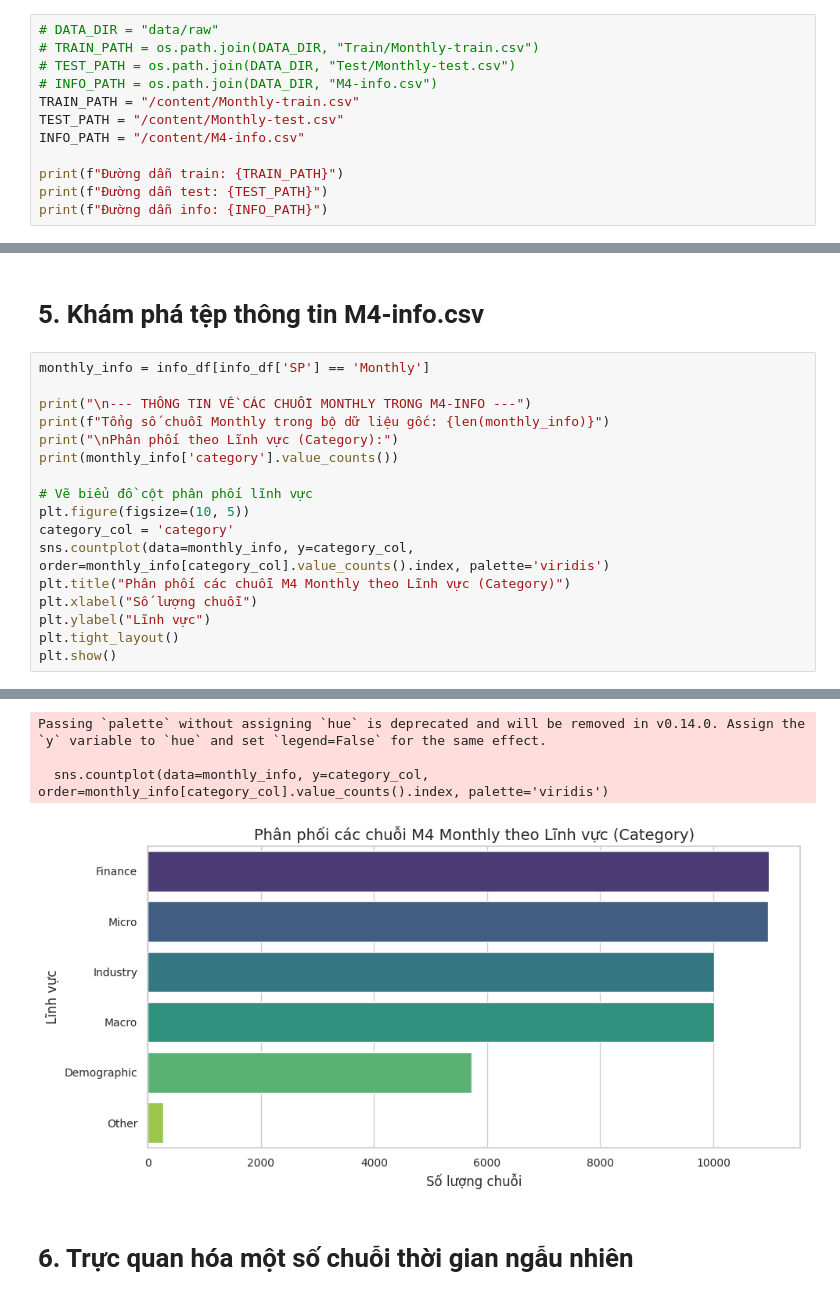
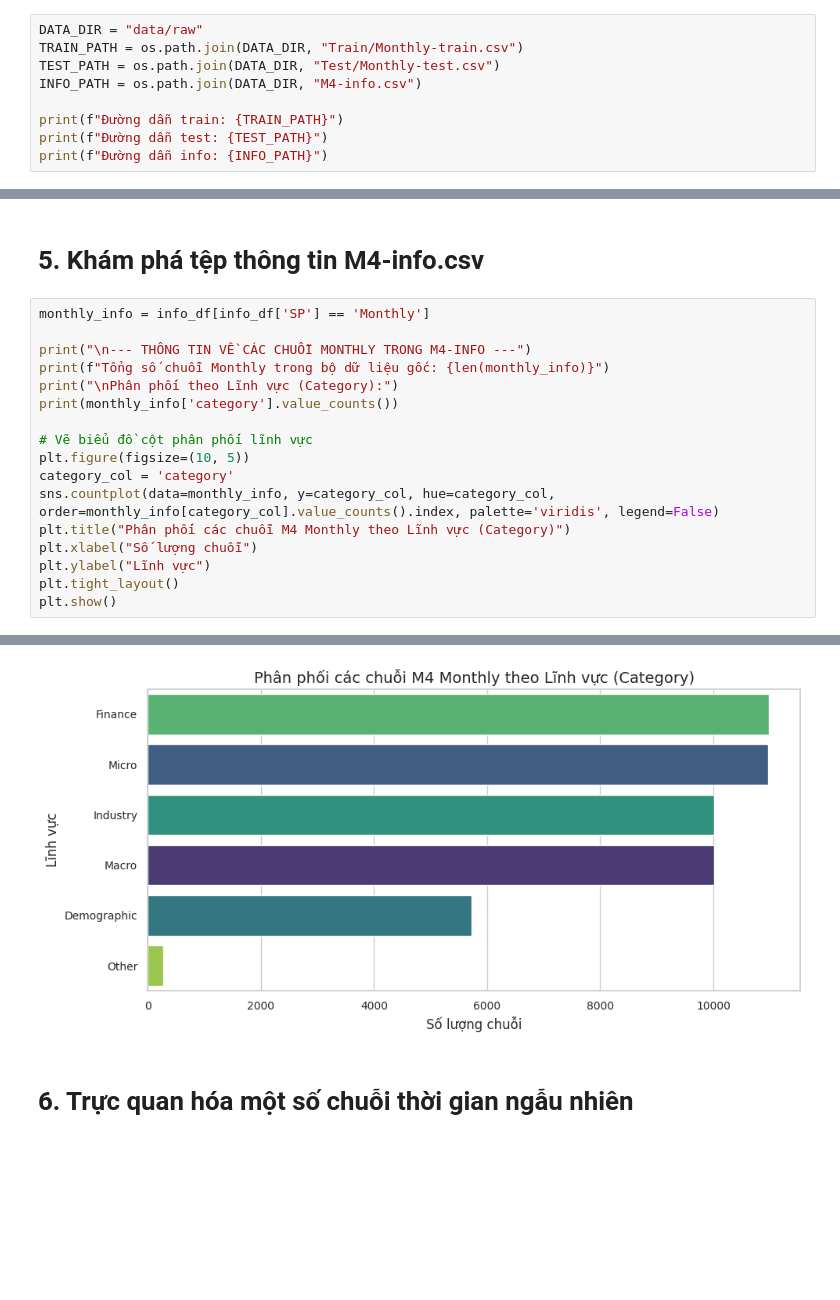
Before and after one commit to wotttoo/hybrid-forecasting-gb-pretrained, a Jupyter notebook: notebooks/01_eda.ipynb, the cells around one changed output, grey strips where cells are left out. Cells and saved outputs as stored; diff of their text form; blank space fills up the shorter version.

Commit message:
upload data path and countplot

```diff
--- a/notebooks/01_eda.ipynb
+++ b/notebooks/01_eda.ipynb
@@ -19,13 +19,10 @@ plt.rcParams['ytick.labelsize'] = 10
 # %% [markdown]
 # 2. Cấu hình đường dẫn dữ liệu
 # %%
-# DATA_DIR = "data/raw"
-# TRAIN_PATH = os.path.join(DATA_DIR, "Train/Monthly-train.csv")
-# TEST_PATH = os.path.join(DATA_DIR, "Test/Monthly-test.csv")
-# INFO_PATH = os.path.join(DATA_DIR, "M4-info.csv")
-TRAIN_PATH = "/content/Monthly-train.csv"
-TEST_PATH = "/content/Monthly-test.csv"
-INFO_PATH = "/content/M4-info.csv"
+DATA_DIR = "data/raw"
+TRAIN_PATH = os.path.join(DATA_DIR, "Train/Monthly-train.csv")
+TEST_PATH = os.path.join(DATA_DIR, "Test/Monthly-test.csv")
+INFO_PATH = os.path.join(DATA_DIR, "M4-info.csv")
 
 print(f"Đường dẫn train: {TRAIN_PATH}")
 print(f"Đường dẫn test: {TEST_PATH}")
@@ -116,37 +113,34 @@ Name: length, dtype: float64
 # %%
 monthly_info = info_df[info_df['SP'] == 'Monthly']
 
 print("\n--- THÔNG TIN VỀ CÁC CHUỖI MONTHLY TRONG M4-INFO ---")
 print(f"Tổng số chuỗi Monthly trong bộ dữ liệu gốc: {len(monthly_info)}")
 print("\nPhân phối theo Lĩnh vực (Category):")
 print(monthly_info['category'].value_counts())
 
 # Vẽ biểu đồ cột phân phối lĩnh vực
 plt.figure(figsize=(10, 5))
 category_col = 'category'
-sns.countplot(data=monthly_info, y=category_col, order=monthly_info[category_col].value_counts().index, palette='viridis')
+sns.countplot(data=monthly_info, y=category_col, hue=category_col, order=monthly_info[category_col].value_counts().index, palette='viridis', legend=False)
 plt.title("Phân phối các chuỗi M4 Monthly theo Lĩnh vực (Category)")
 plt.xlabel("Số lượng chuỗi")
 plt.ylabel("Lĩnh vực")
 plt.tight_layout()
 plt.show()
 # %% [output]
 --- THÔNG TIN VỀ CÁC CHUỖI MONTHLY TRONG M4-INFO ---
 Tổng số chuỗi Monthly trong bộ dữ liệu gốc: 48000
 
 Phân phối theo Lĩnh vực (Category):
 category
 Finance        10987
 Micro          10975
 Industry       10017
 Macro          10016
 Demographic     5728
 Other            277
 Name: count, dtype: int64
-Passing `palette` without assigning `hue` is deprecated and will be removed in v0.14.0. Assign the `y` variable to `hue` and set `legend=False` for the same effect.
-
-  sns.countplot(data=monthly_info, y=category_col, order=monthly_info[category_col].value_counts().index, palette='viridis')
-[figure, old version]
+[figure, new version]
 # %% [markdown]
 # 6. Trực quan hóa một số chuỗi thời gian ngẫu nhiên
 # %%
```
Also changed, not shown: parts of 1 cell of this notebook.
